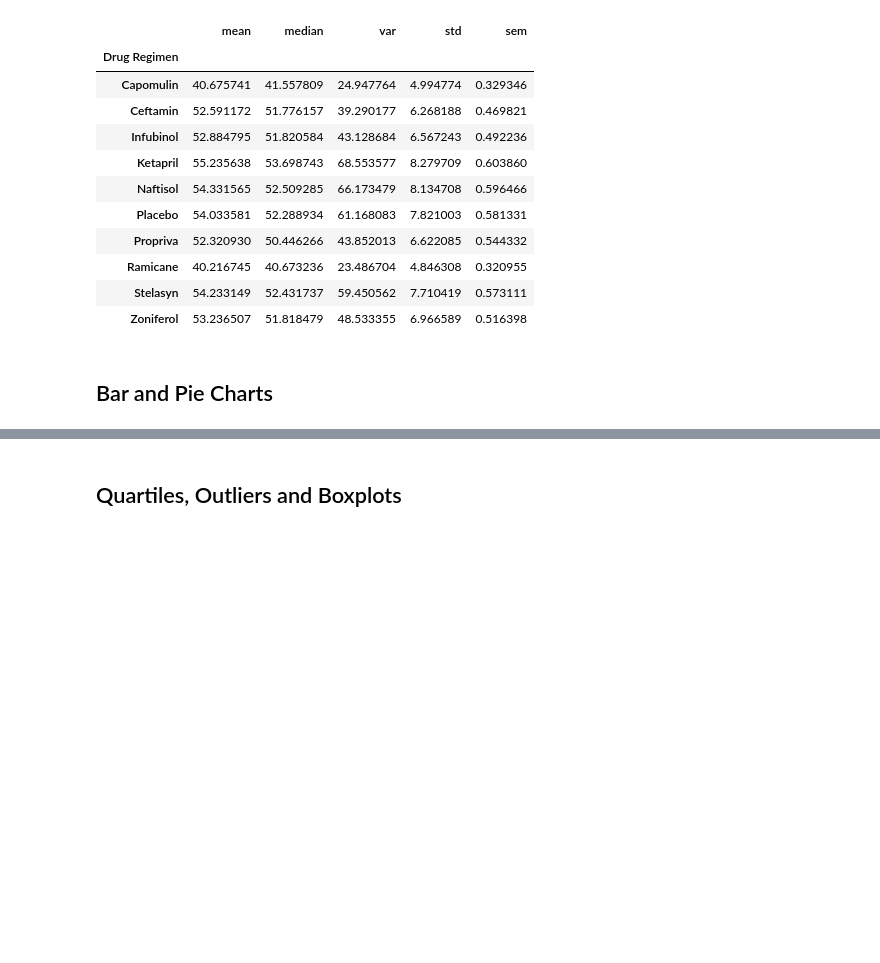
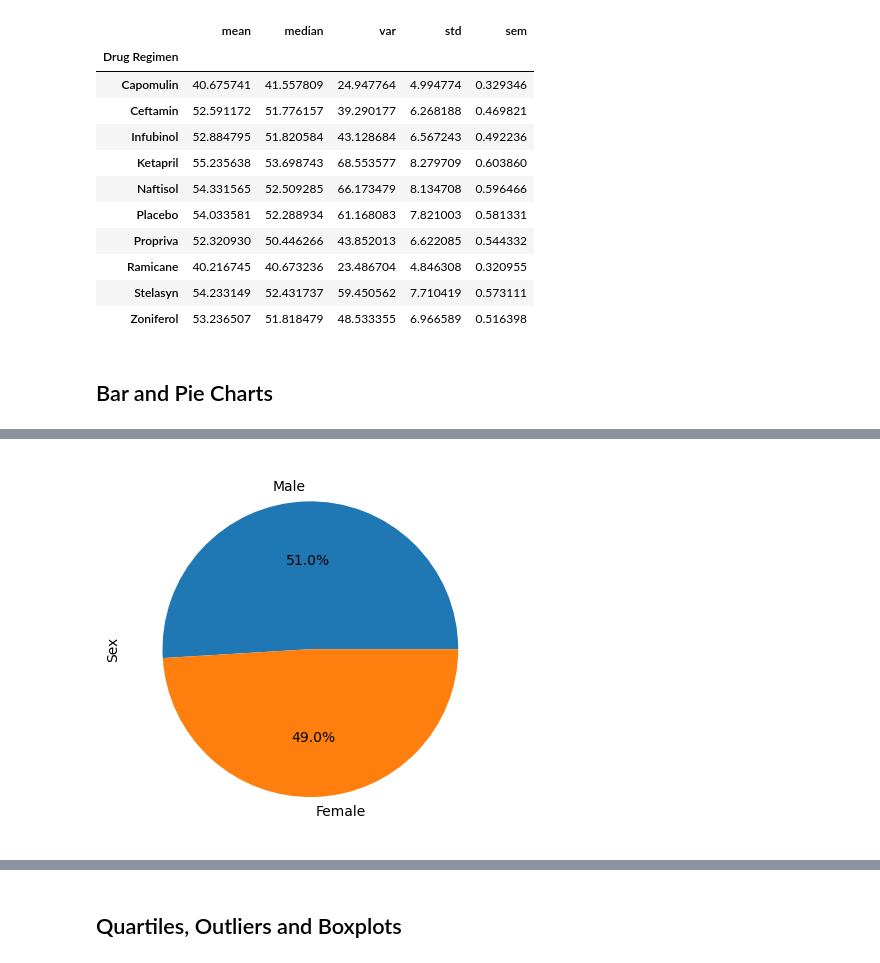
Before and after one commit to tokarczykbl/Pymaceuticals, a Jupyter notebook: pymaceuticals_starter.ipynb, the cells around one changed output, grey strips where cells are left out. Saved outputs shown, nothing was run; the diff lists cells and outputs as text; code cells hidden in the pictures; blank space fills up the shorter version.

```diff
--- a/pymaceuticals_starter.ipynb
+++ b/pymaceuticals_starter.ipynb
@@ -160,4 +177,10 @@ tumor_stats_df_2
 # %%
 # Generate a pie plot showing the distribution of female versus male mice using Pandas
+sexes_df = merge_mouse_data_clean["Sex"].value_counts().rename('Sex')
+sexes_df.plot.pie(autopct='%1.1f%%')
+
+plt.show()
+# %% [output]
+[figure, added]
 # %%
 # Generate a pie plot showing the distribution of female versus male mice using pyplot
```
Also changed, not shown: parts of 7 cells of this notebook, 1 other file.
